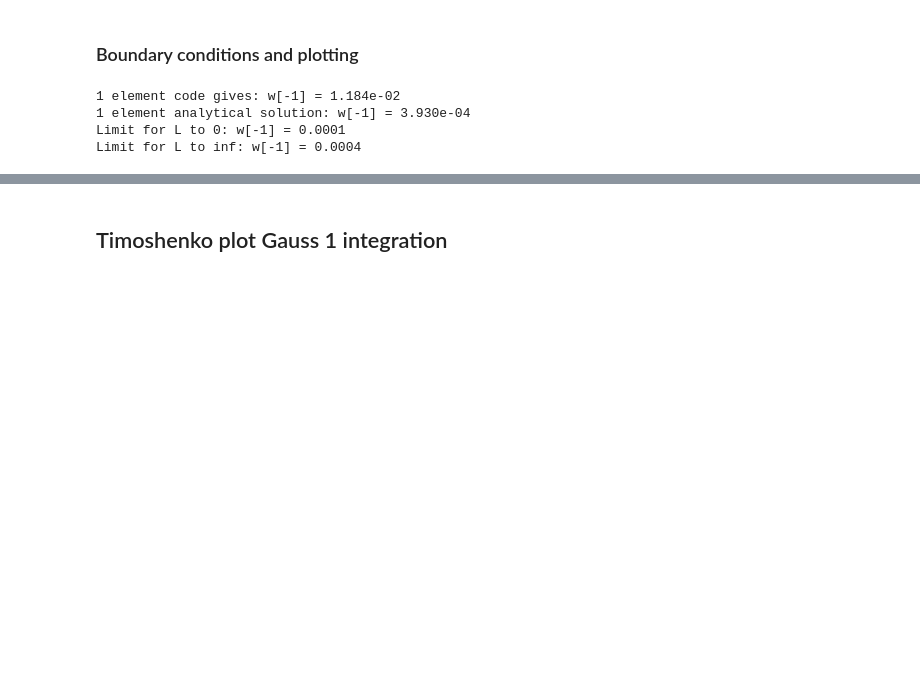
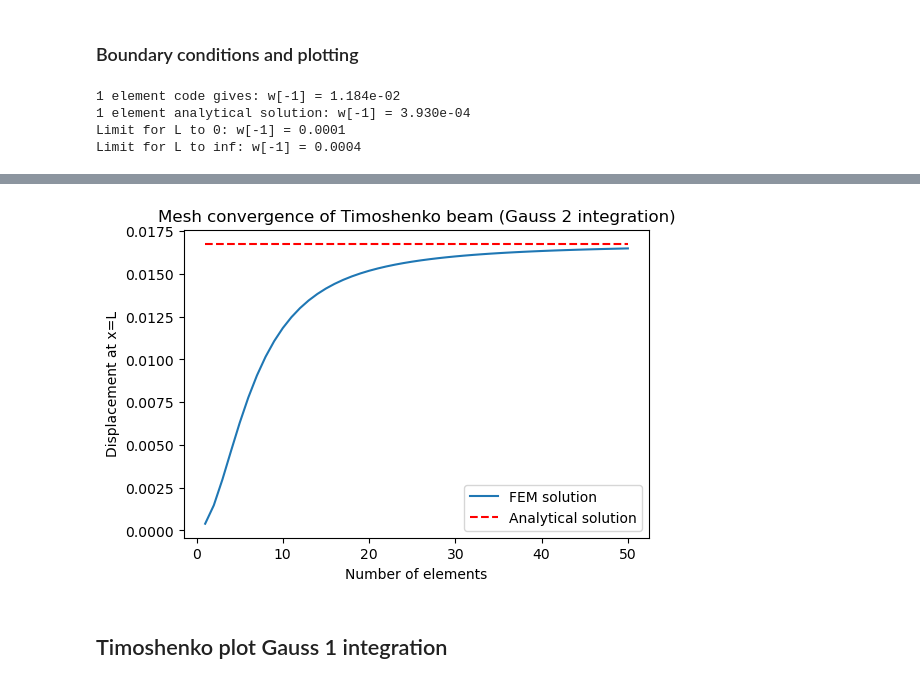
Before and after one commit to TeachBooks/mirror_computational_modelling, a Jupyter notebook: book/structural_linear/timoshenko.ipynb, the cells around one changed output, grey strips where cells are left out. Drawn from its saved outputs; the diff is of its cells as text; code cells hidden in the pictures; blank space fills up the shorter version.

```diff
--- a/book/structural_linear/timoshenko.ipynb
+++ b/book/structural_linear/timoshenko.ipynb
@@ -557,3 +568,13 @@ plt.legend(loc='best');
+# %%
+plt.figure(figsize=(6,4))
+plt.plot(n, w_2gauss, label='FEM solution')
+plt.title('Mesh convergence of Timoshenko beam (Gauss 2 integration)')
+plt.plot([np.min(n), np.max(n)], [w_analytical, w_analytical], c='r', linestyle='--', label='Analytical solution')
+plt.xlabel('Number of elements')
+plt.ylabel('Displacement at x=L')
+plt.legend(loc='best');
+# %% [output]
+[figure, added]
 # %% [markdown]
 ## Timoshenko plot Gauss 1 integration
 # %%
```
Also changed, not shown: parts of 8 cells of this notebook.
